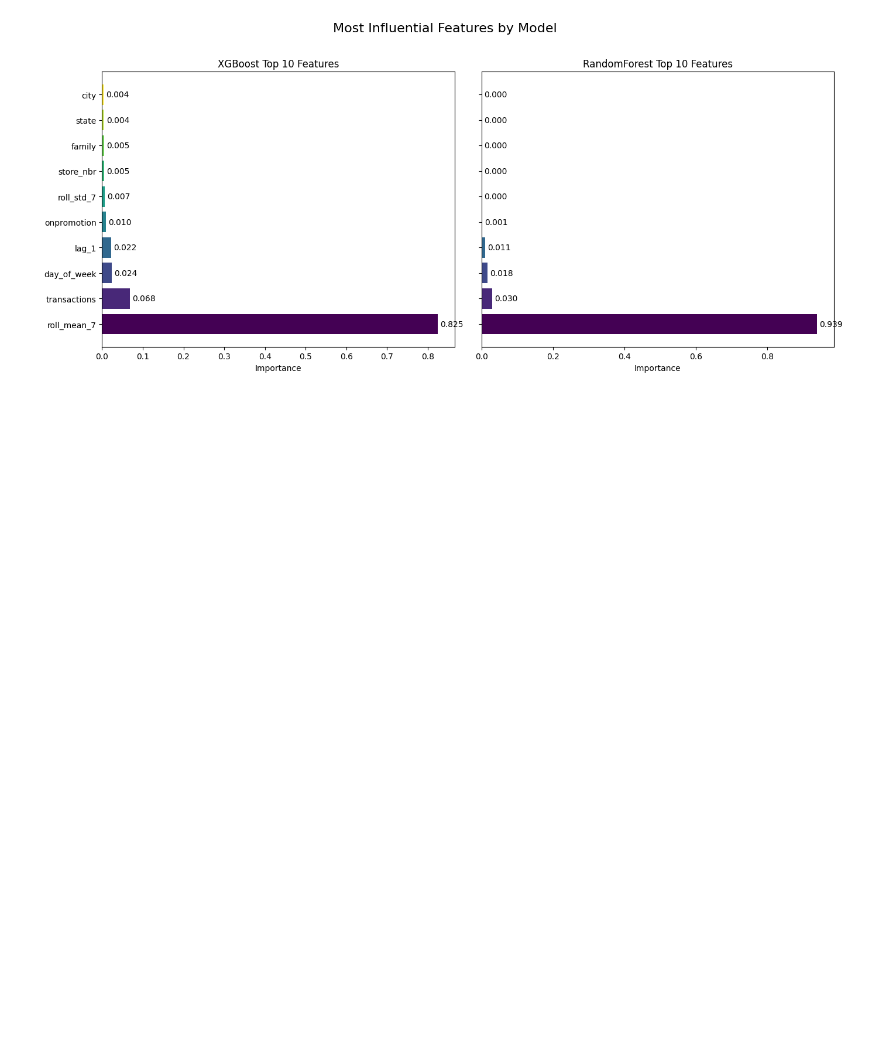
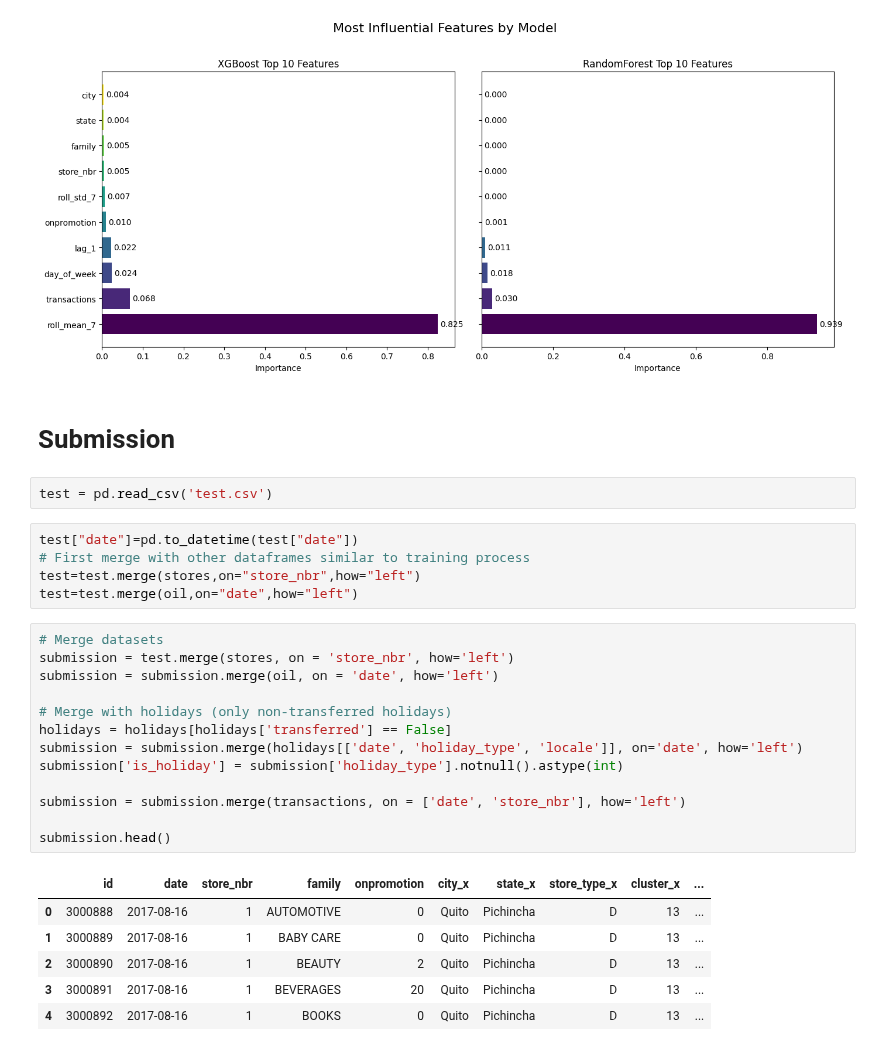
Before and after one commit to gregloos/Store-Sales-Forecasting, a Jupyter notebook: Compeleted_model.ipynb, the cells around one changed output. Saved outputs shown, nothing was run; the diff lists cells and outputs as text; blank space fills up the shorter version.

Commit message:
preparing the submission

```diff
--- a/Compeleted_model.ipynb
+++ b/Compeleted_model.ipynb
@@ -417,3 +417,32 @@ fig.tight_layout()
 plt.show()
 # %% [output]
 [figure]
+# %% [markdown]
+# Submission
+# %%
+test = pd.read_csv('test.csv')
+# %%
+test["date"]=pd.to_datetime(test["date"])
+# First merge with other dataframes similar to training process
+test=test.merge(stores,on="store_nbr",how="left")
+test=test.merge(oil,on="date",how="left")
+# %%
+# Merge datasets
+submission = test.merge(stores, on = 'store_nbr', how='left')
+submission = submission.merge(oil, on = 'date', how='left')
+
+# Merge with holidays (only non-transferred holidays)
+holidays = holidays[holidays['transferred'] == False]
+submission = submission.merge(holidays[['date', 'holiday_type', 'locale']], on='date', how='left')
+submission['is_holiday'] = submission['holiday_type'].notnull().astype(int)
+
+submission = submission.merge(transactions, on = ['date', 'store_nbr'], how='left')
+
+submission.head()
+# %% [output]
+|  | id | date | store_nbr | family | onpromotion | city_x | state_x | store_type_x | cluster_x | ... |
+| 0 | 3000888 | 2017-08-16 | 1 | AUTOMOTIVE | 0 | Quito | Pichincha | D | 13 | ... |
+| 1 | 3000889 | 2017-08-16 | 1 | BABY CARE | 0 | Quito | Pichincha | D | 13 | ... |
+| 2 | 3000890 | 2017-08-16 | 1 | BEAUTY | 2 | Quito | Pichincha | D | 13 | ... |
+| 3 | 3000891 | 2017-08-16 | 1 | BEVERAGES | 20 | Quito | Pichincha | D | 13 | ... |
+| 4 | 3000892 | 2017-08-16 | 1 | BOOKS | 0 | Quito | Pichincha | D | 13 | ... |
```
